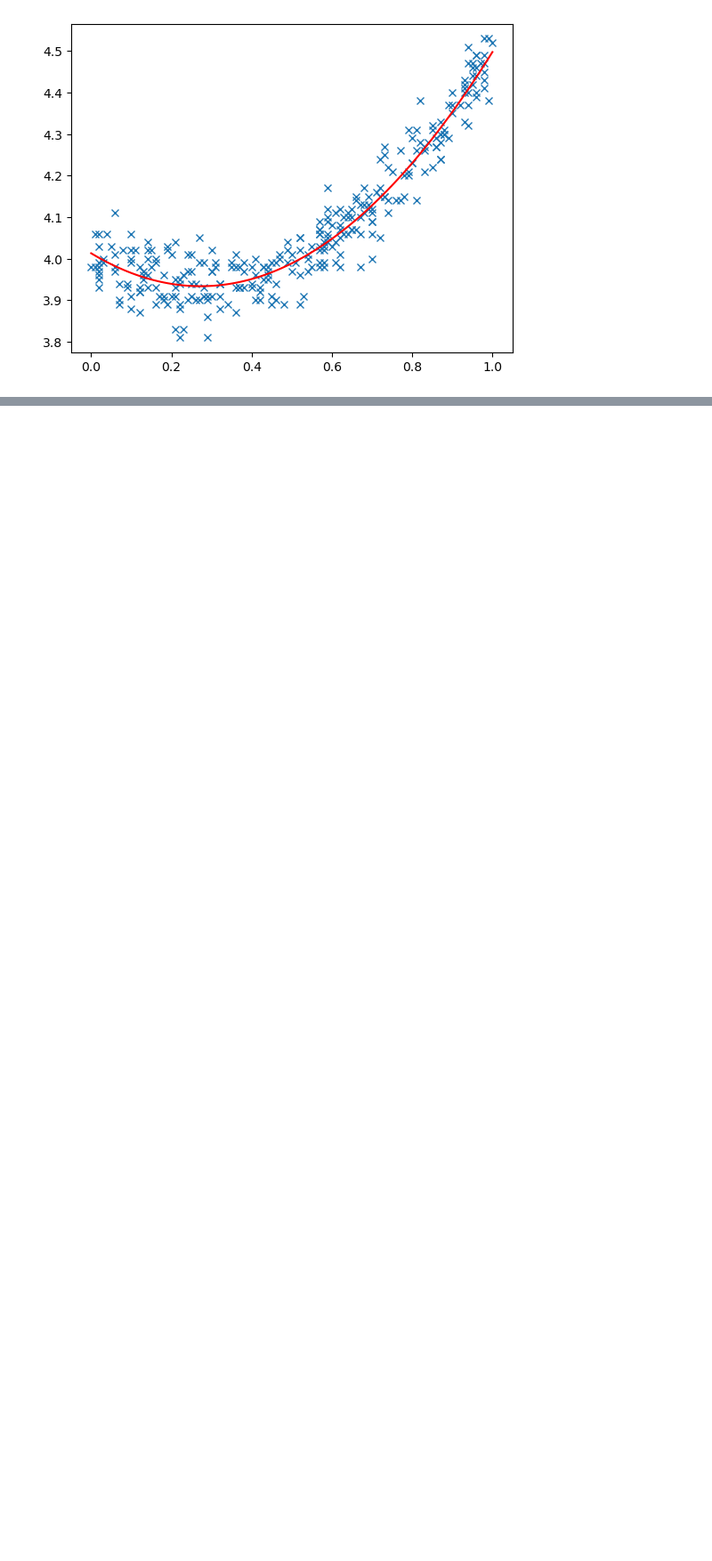
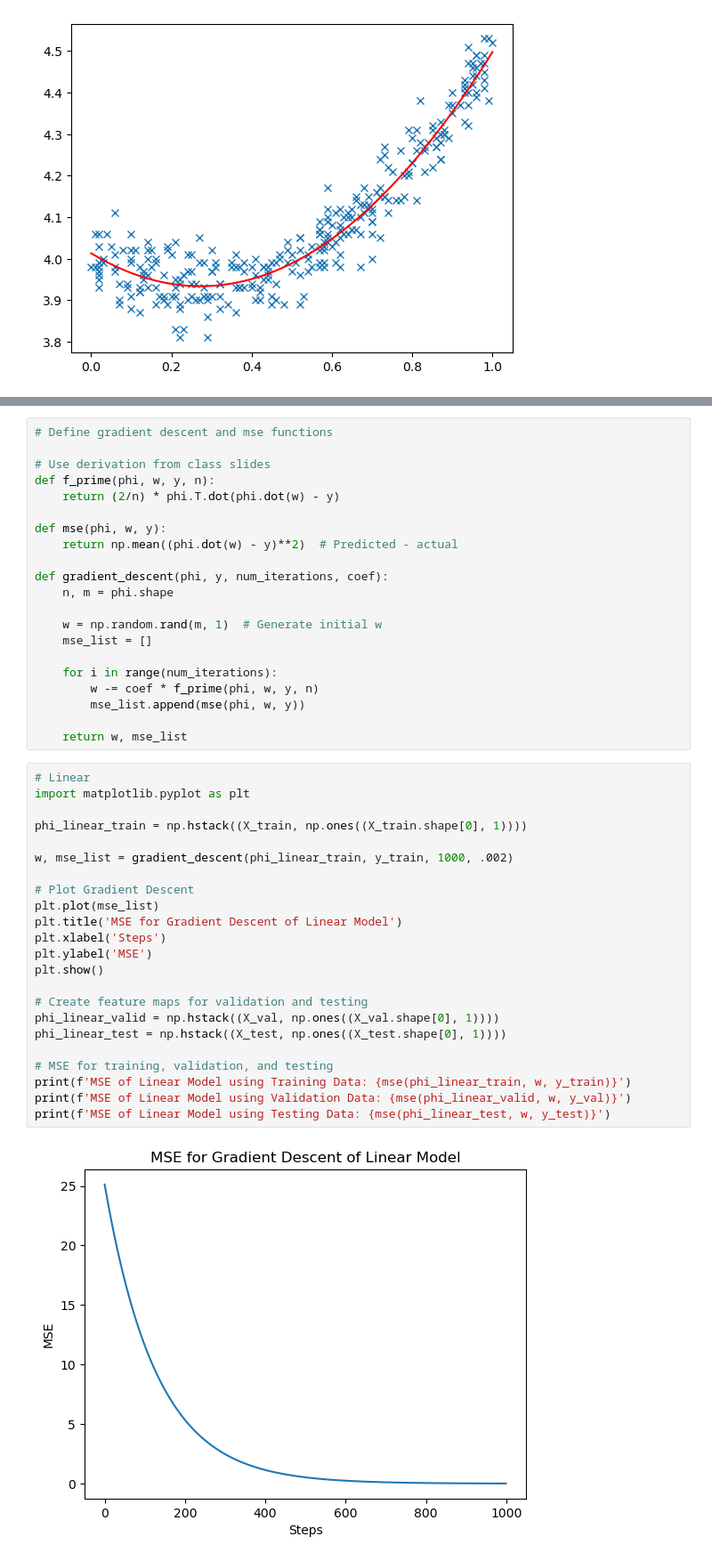
Before and after one commit to kennethaldridge/DS4400-HW, a Jupyter notebook: coding_exam1/ds4400_exam1.ipynb, the cells around one changed output, grey strips where cells are left out. Shown at 89% size. Cells and saved outputs as stored; diff of their text form; blank space fills up the shorter version.

```diff
--- a/coding_exam1/ds4400_exam1.ipynb
+++ b/coding_exam1/ds4400_exam1.ipynb
@@ -37,0 +65,46 @@ plt.show()
+# %%
+# Define gradient descent and mse functions
+
+# Use derivation from class slides
+def f_prime(phi, w, y, n):
+    return (2/n) * phi.T.dot(phi.dot(w) - y)
+
+def mse(phi, w, y):
+    return np.mean((phi.dot(w) - y)**2)  # Predicted - actual
+
+def gradient_descent(phi, y, num_iterations, coef):
+    n, m = phi.shape
+
+    w = np.random.rand(m, 1)  # Generate initial w
+    mse_list = []
+
+    for i in range(num_iterations):
+        w -= coef * f_prime(phi, w, y, n)
+        mse_list.append(mse(phi, w, y))
+
+    return w, mse_list
+# %%
+# Linear
+import matplotlib.pyplot as plt
+
+phi_linear_train = np.hstack((X_train, np.ones((X_train.shape[0], 1))))
+
+w, mse_list = gradient_descent(phi_linear_train, y_train, 1000, .002)
+
+# Plot Gradient Descent
+plt.plot(mse_list)
+plt.title('MSE for Gradient Descent of Linear Model')
+plt.xlabel('Steps')
+plt.ylabel('MSE')
+plt.show()
+
+# Create feature maps for validation and testing
+phi_linear_valid = np.hstack((X_val, np.ones((X_val.shape[0], 1))))
+phi_linear_test = np.hstack((X_test, np.ones((X_test.shape[0], 1))))
+
+# MSE for training, validation, and testing
+print(f'MSE of Linear Model using Training Data: {mse(phi_linear_train, w, y_train)}')
+print(f'MSE of Linear Model using Validation Data: {mse(phi_linear_valid, w, y_val)}')
+print(f'MSE of Linear Model using Testing Data: {mse(phi_linear_test, w, y_test)}')
+# %% [output]
+[figure, added]
```
Also changed, not shown: parts of 17 cells of this notebook, 3 other files.
